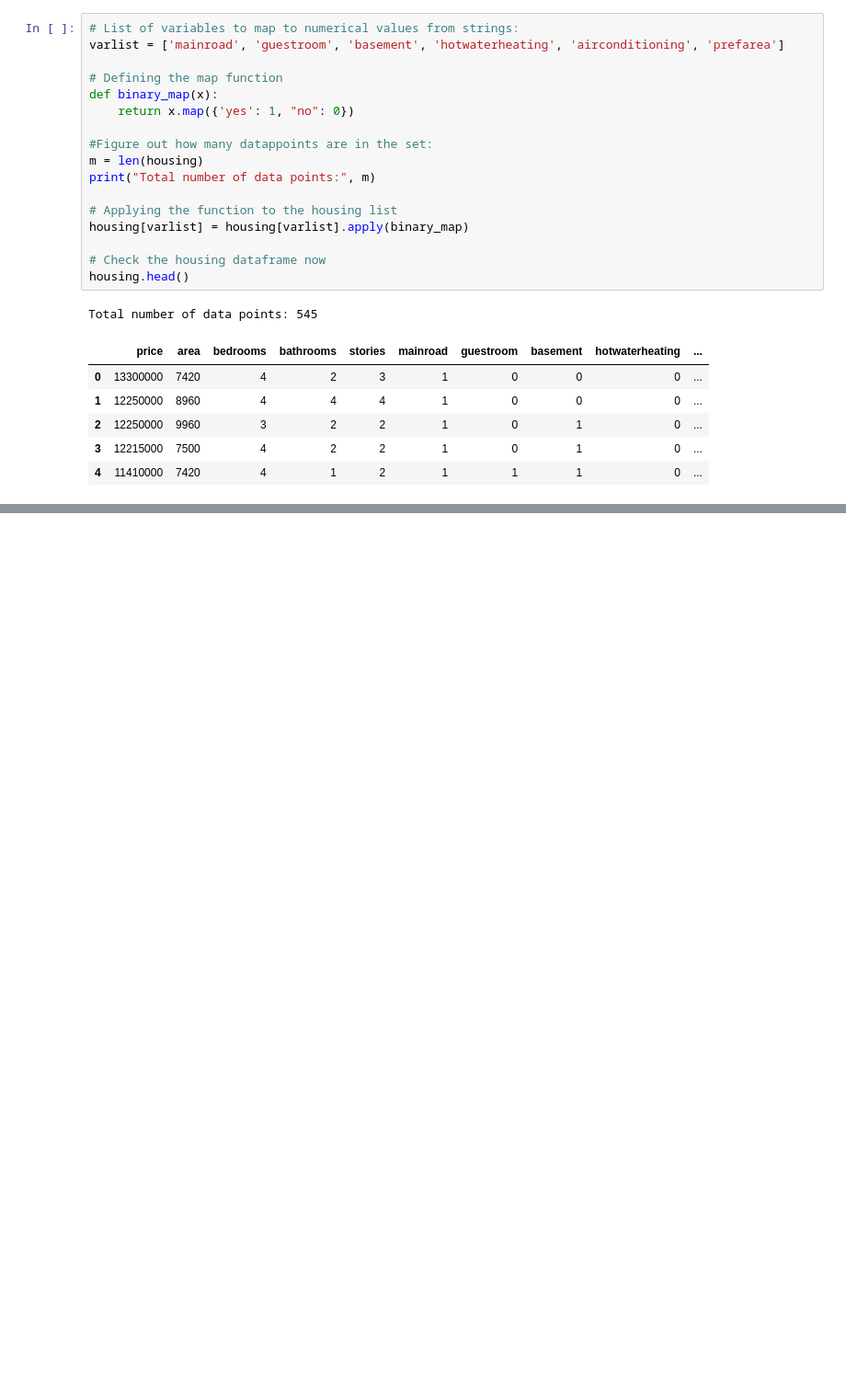
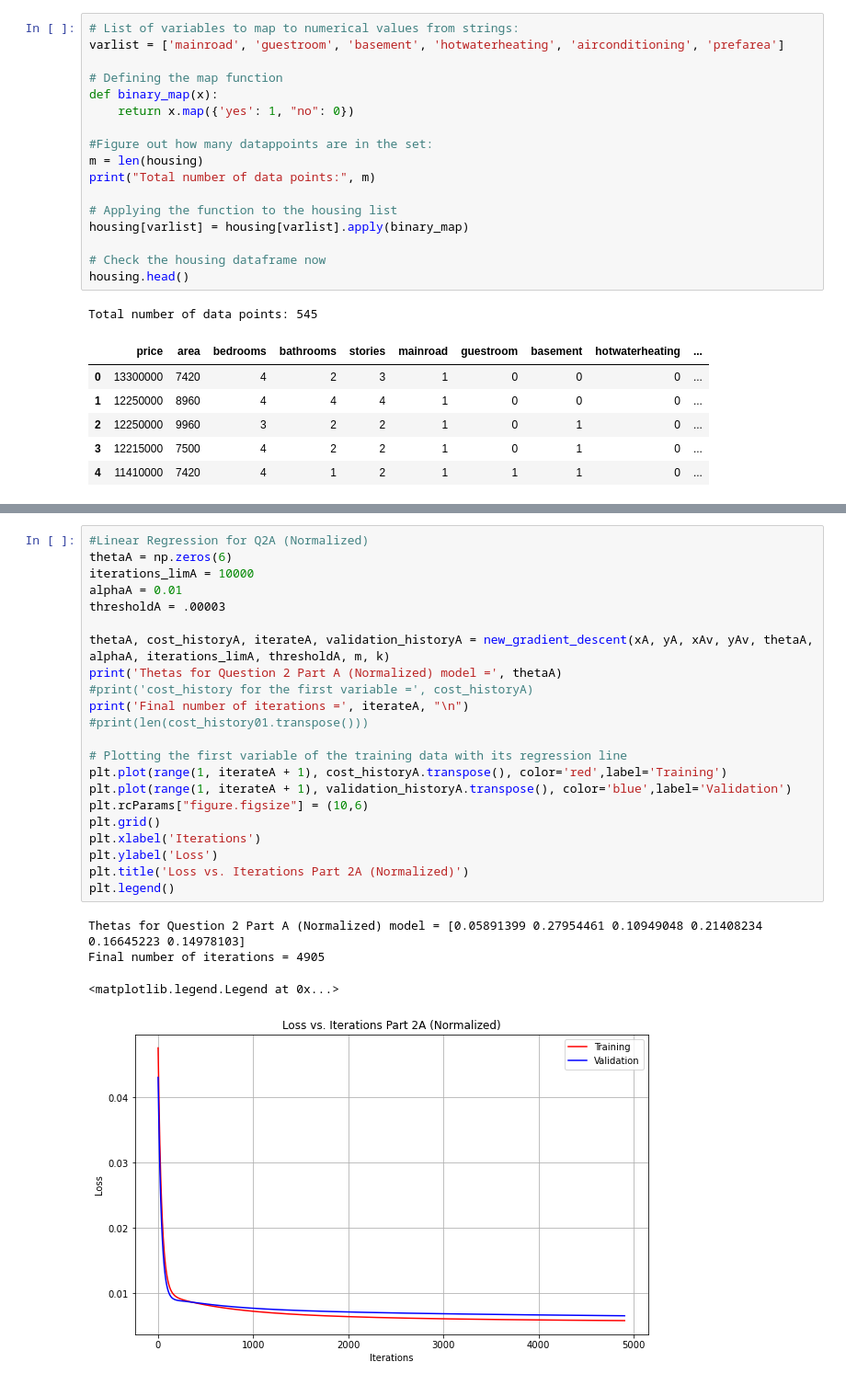
Before and after one commit to BarryPersing/ECGR4105_Intro_to_Machine_Learning, a Jupyter notebook: ECGR4105_HW1_Persing.ipynb, the cells around one changed output, grey strips where cells are left out. Shown at 92% size. Saved outputs shown, nothing was run; the diff lists cells and outputs as text; blank space fills up the shorter version.

```diff
--- a/ECGR4105_HW1_Persing.ipynb
+++ b/ECGR4105_HW1_Persing.ipynb
@@ -135,0 +498,27 @@ print(xAM, "\n")
+# %%
+#Linear Regression for Q2A (Normalized)
+thetaA = np.zeros(6)
+iterations_limA = 10000
+alphaA = 0.01
+thresholdA = .00003
+
+thetaA, cost_historyA, iterateA, validation_historyA = new_gradient_descent(xA, yA, xAv, yAv, thetaA, alphaA, iterations_limA, thresholdA, m, k)
+print('Thetas for Question 2 Part A (Normalized) model =', thetaA)
+#print('cost_history for the first variable =', cost_historyA)
+print('Final number of iterations =', iterateA, "\n")
+#print(len(cost_history01.transpose()))
+
+# Plotting the first variable of the training data with its regression line
+plt.plot(range(1, iterateA + 1), cost_historyA.transpose(), color='red',label='Training')
+plt.plot(range(1, iterateA + 1), validation_historyA.transpose(), color='blue',label='Validation')
+plt.rcParams["figure.figsize"] = (10,6)
+plt.grid()
+plt.xlabel('Iterations')
+plt.ylabel('Loss')
+plt.title('Loss vs. Iterations Part 2A (Normalized)')
+plt.legend()
+# %% [output]
+Thetas for Question 2 Part A (Normalized) model = [0.05891399 0.27954461 0.10949048 0.21408234 0.16645223 0.14978103]
+Final number of iterations = 4905
+<matplotlib.legend.Legend at 0x...>
+[figure, added]
```
Also changed, not shown: parts of 27 cells of this notebook.
